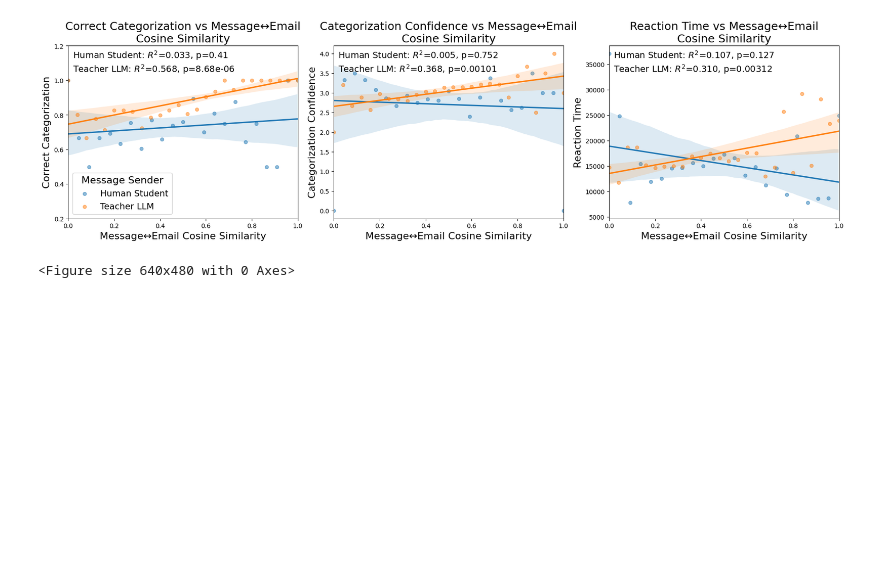
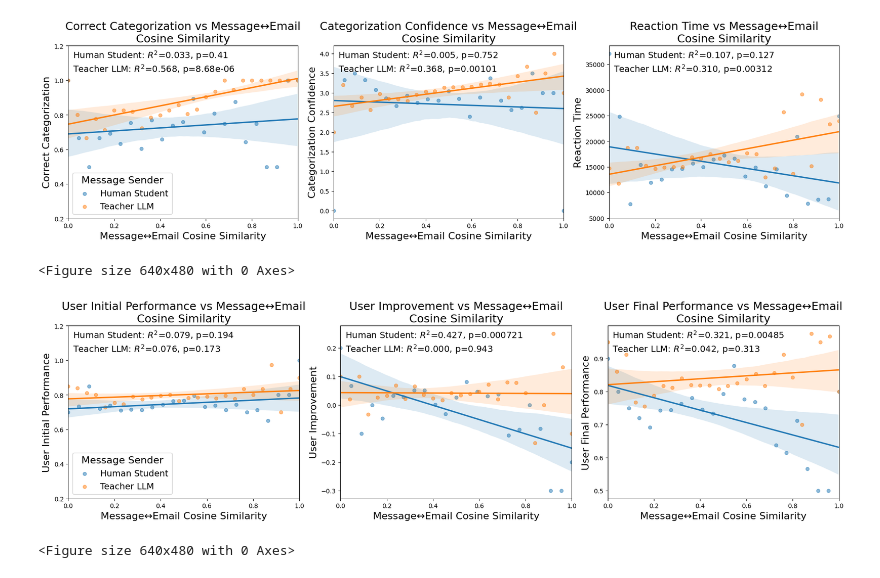
Before and after one commit to TailiaReganMalloy/PhishingConversations, a Jupyter notebook: README.ipynb, the cells around one changed output. Saved outputs shown, nothing was run; the diff lists cells and outputs as text; code cells hidden in the pictures; blank space fills up the shorter version.

Commit message:
finalizing analysis for submission

```diff
--- a/README.ipynb
+++ b/README.ipynb
@@ -28,3 +28,13 @@ plt.savefig("Figures/Figure1.png")
 # %% [output]
 [figure]
 <Figure size 640x480 with 0 Axes>
+# %%
+targets = ["User Initial Performance", "User Improvement",  "User Final Performance"]
+(fig, plt) = plot_helper(Merged=Merged, targets=targets)
+
+
+plt.show()
+plt.savefig("Figures/Figure2.png")
+# %% [output]
+[figure, added]
+<Figure size 640x480 with 0 Axes>
```
Also changed, not shown: parts of 3 cells of this notebook, 19 other files.
